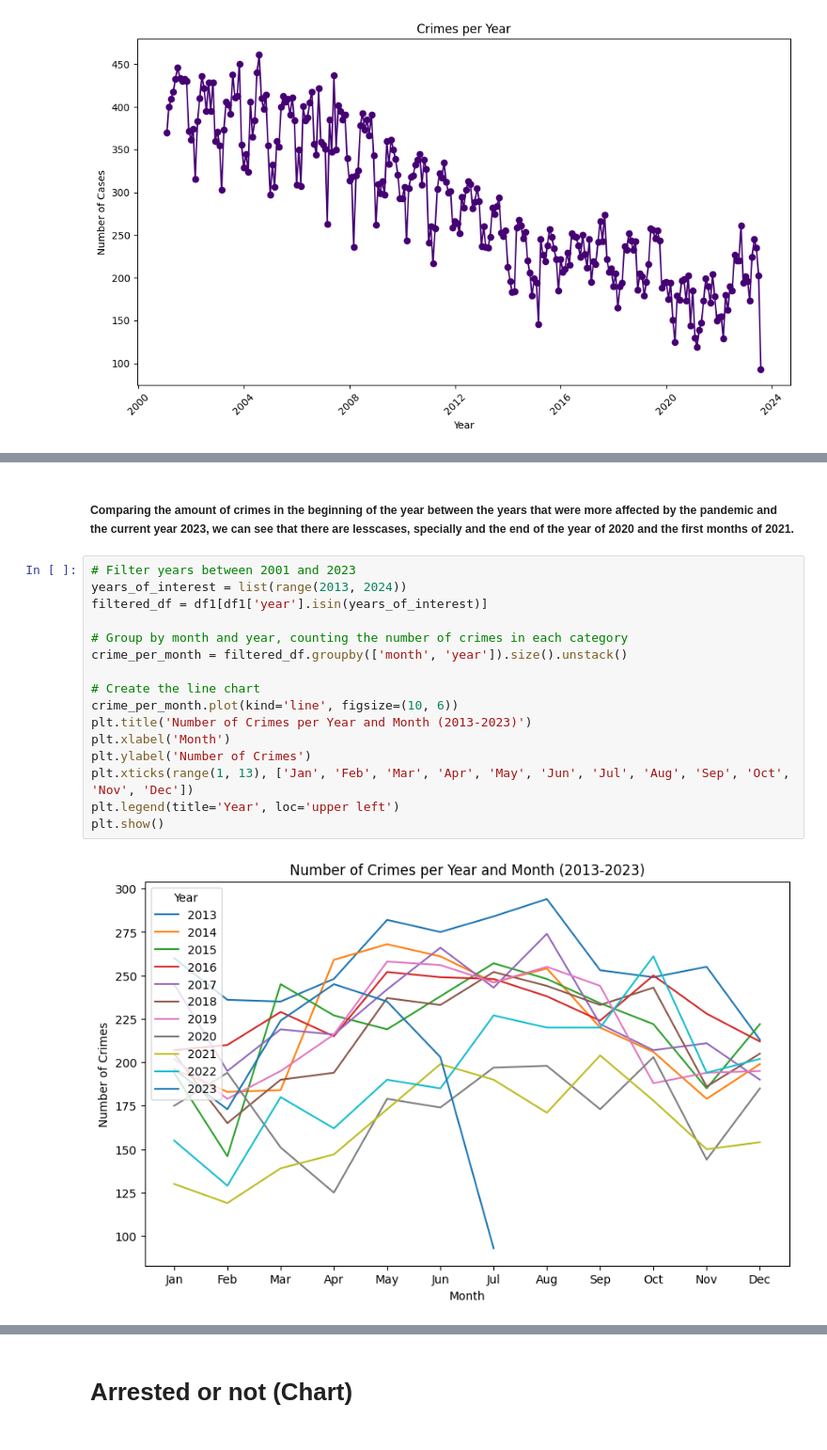
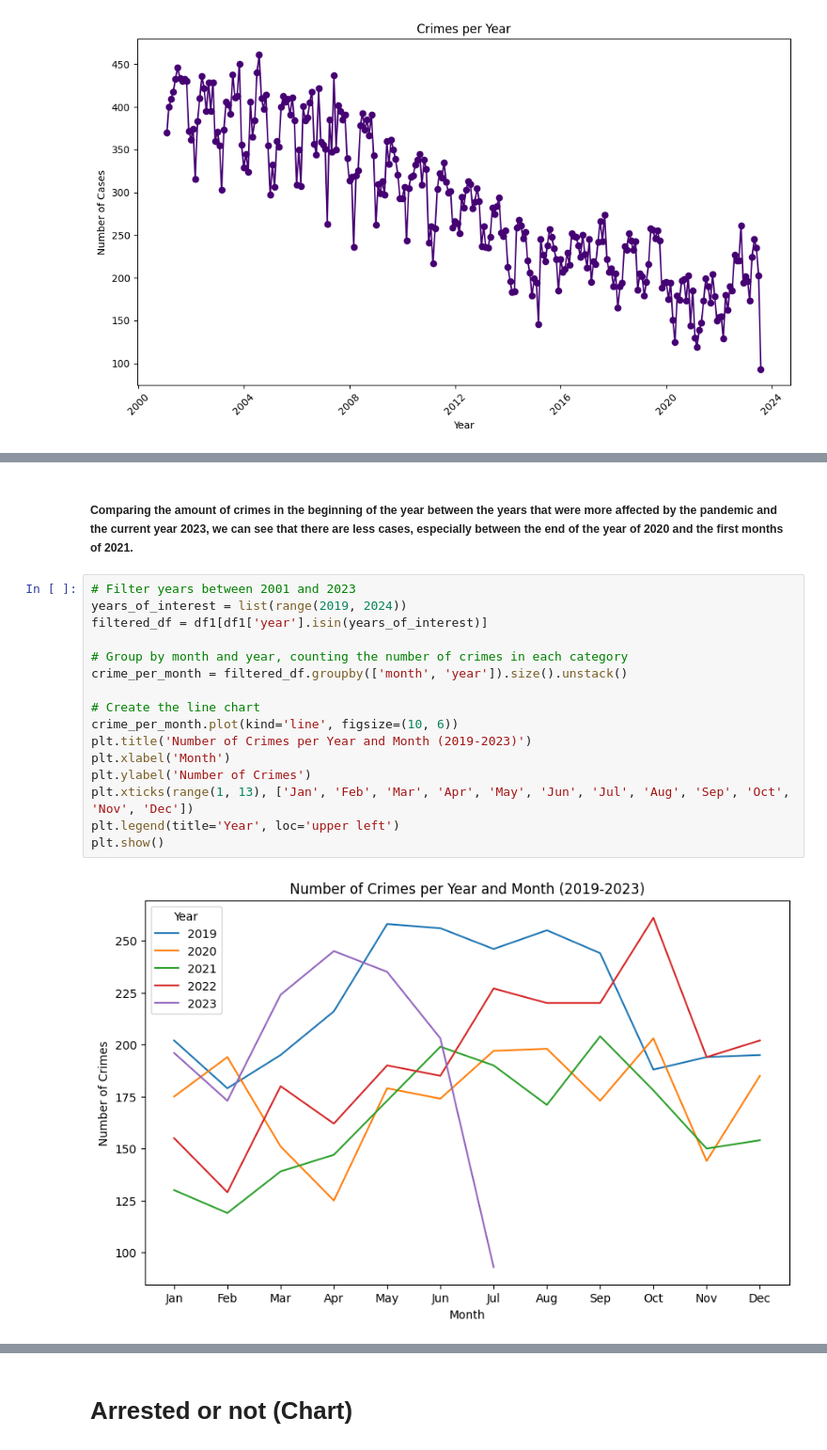
Before and after one commit to YOANGELICA/chicago_crimes_etl, a Jupyter notebook: script.ipynb, the cells around one changed output, grey strips where cells are left out. Shown at 94% size. Drawn from its saved outputs; the diff is of its cells as text.

```diff
--- a/script.ipynb
+++ b/script.ipynb
@@ -441,20 +441,20 @@ plt.show()
 # %% [markdown]
-##### Comparing the amount of crimes in the beginning of the year between the years that were more affected by the pandemic and the current year 2023, we can see that there are lesscases, specially and the end of the year of 2020 and the first months of 2021.
+##### Comparing the amount of crimes in the beginning of the year between the years that were more affected by the pandemic and the current year 2023, we can see that there are less cases, especially between the end of the year of 2020 and the first months of 2021.
 # %%
 # Filter years between 2001 and 2023
-years_of_interest = list(range(2013, 2024))
+years_of_interest = list(range(2019, 2024))
 filtered_df = df1[df1['year'].isin(years_of_interest)]
 
 # Group by month and year, counting the number of crimes in each category
 crime_per_month = filtered_df.groupby(['month', 'year']).size().unstack()
 
 # Create the line chart
 crime_per_month.plot(kind='line', figsize=(10, 6))
-plt.title('Number of Crimes per Year and Month (2013-2023)')
+plt.title('Number of Crimes per Year and Month (2019-2023)')
 plt.xlabel('Month')
 plt.ylabel('Number of Crimes')
 plt.xticks(range(1, 13), ['Jan', 'Feb', 'Mar', 'Apr', 'May', 'Jun', 'Jul', 'Aug', 'Sep', 'Oct', 'Nov', 'Dec'])
 plt.legend(title='Year', loc='upper left')
 plt.show()
 # %% [output]
-[figure, old version]
+[figure, new version]
```
Also changed, not shown: parts of 9 cells of this notebook.
